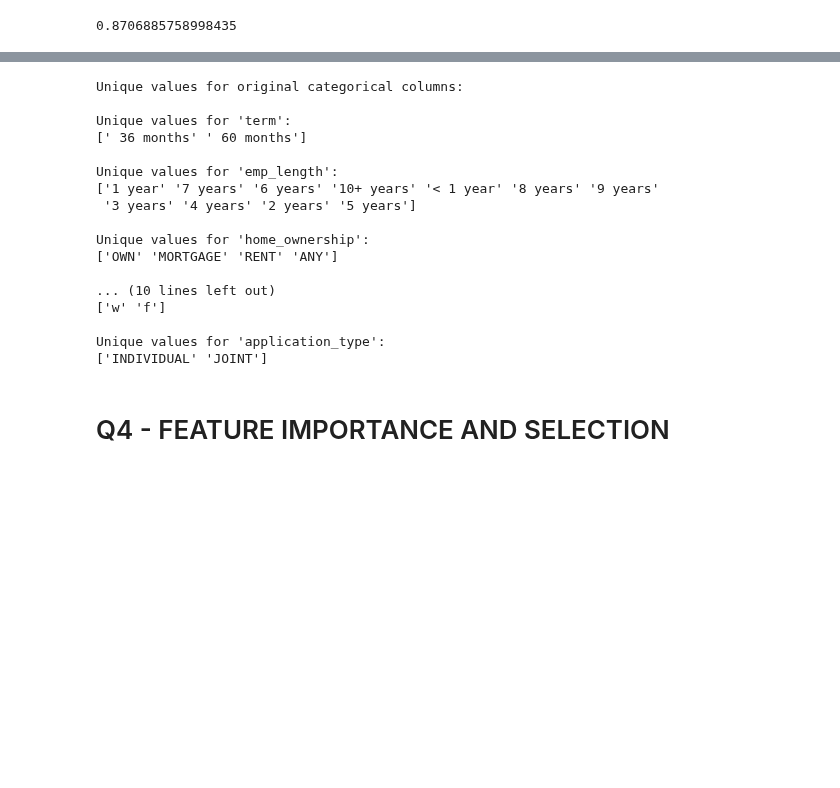
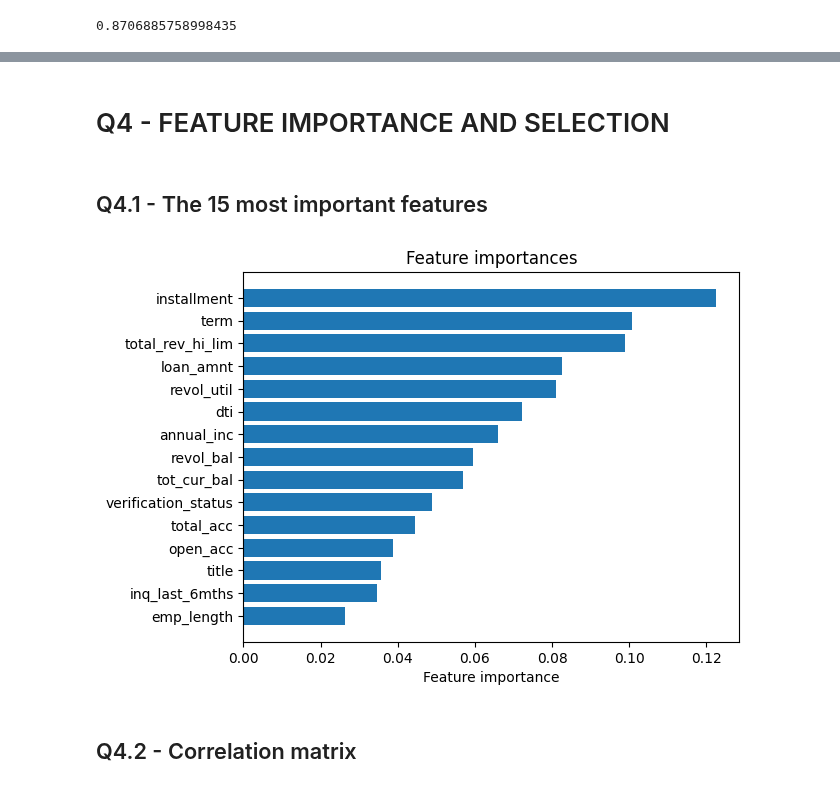
Before and after one commit to lazarosgogos/ML-exercises, a Jupyter notebook: ML_Project_6.ipynb, the cells around one changed output, grey strips where cells are left out. Saved outputs shown, nothing was run; the diff lists cells and outputs as text; code cells hidden in the pictures; blank space fills up the shorter version.

```diff
--- a/ML_Project_6.ipynb
+++ b/ML_Project_6.ipynb
@@ -252,27 +273,24 @@ plot_tree(dtc, feature_names=final_df.columns);
 # %%
-print('Unique values for original categorical columns:')
-for col in zscore_df.select_dtypes(include='object').columns:
-    if col not in ['grade', 'sub_grade', 'earliest_cr_line']: # These were dropped from final_df
-        print(f"\nUnique values for '{col}':")
-        print(zscore_df[col].unique())
+# print('Unique values for original categorical columns:')
+# for col in zscore_df.select_dtypes(include='object').columns:
+#     if col not in ['grade', 'sub_grade', 'earliest_cr_line']: # These were dropped from final_df
+#         print(f"\nUnique values for '{col}':")
+#         print(zscore_df[col].unique())
 # len(zscore_df['emp_title'].unique())
-# %% [output]
-Unique values for original categorical columns:
-
-Unique values for 'term':
-[' 36 months' ' 60 months']
-
-Unique values for 'emp_length':
-['1 year' '7 years' '6 years' '10+ years' '< 1 year' '8 years' '9 years'
- '3 years' '4 years' '2 years' '5 years']
-
-Unique values for 'home_ownership':
-['OWN' 'MORTGAGE' 'RENT' 'ANY']
-
-... (10 lines left out)
-['w' 'f']
-
-Unique values for 'application_type':
-['INDIVIDUAL' 'JOINT']
 # %% [markdown]
 # Q4 - FEATURE IMPORTANCE AND SELECTION
+# %% [markdown]
+## Q4.1 - The 15 most important features
+# %%
+importances = np.array(rfc.feature_importances_)
+index = importances.argsort()[-15:]
+feature_names = list(final_df.columns)
+
+plt.barh(np.array(feature_names)[index], importances[index])
+plt.xlabel('Feature importance')
+plt.title('Feature importances')
+plt.show();
+# %% [output]
+[figure, added]
+# %% [markdown]
+## Q4.2 - Correlation matrix
```
Also changed, not shown: parts of 10 cells of this notebook.
